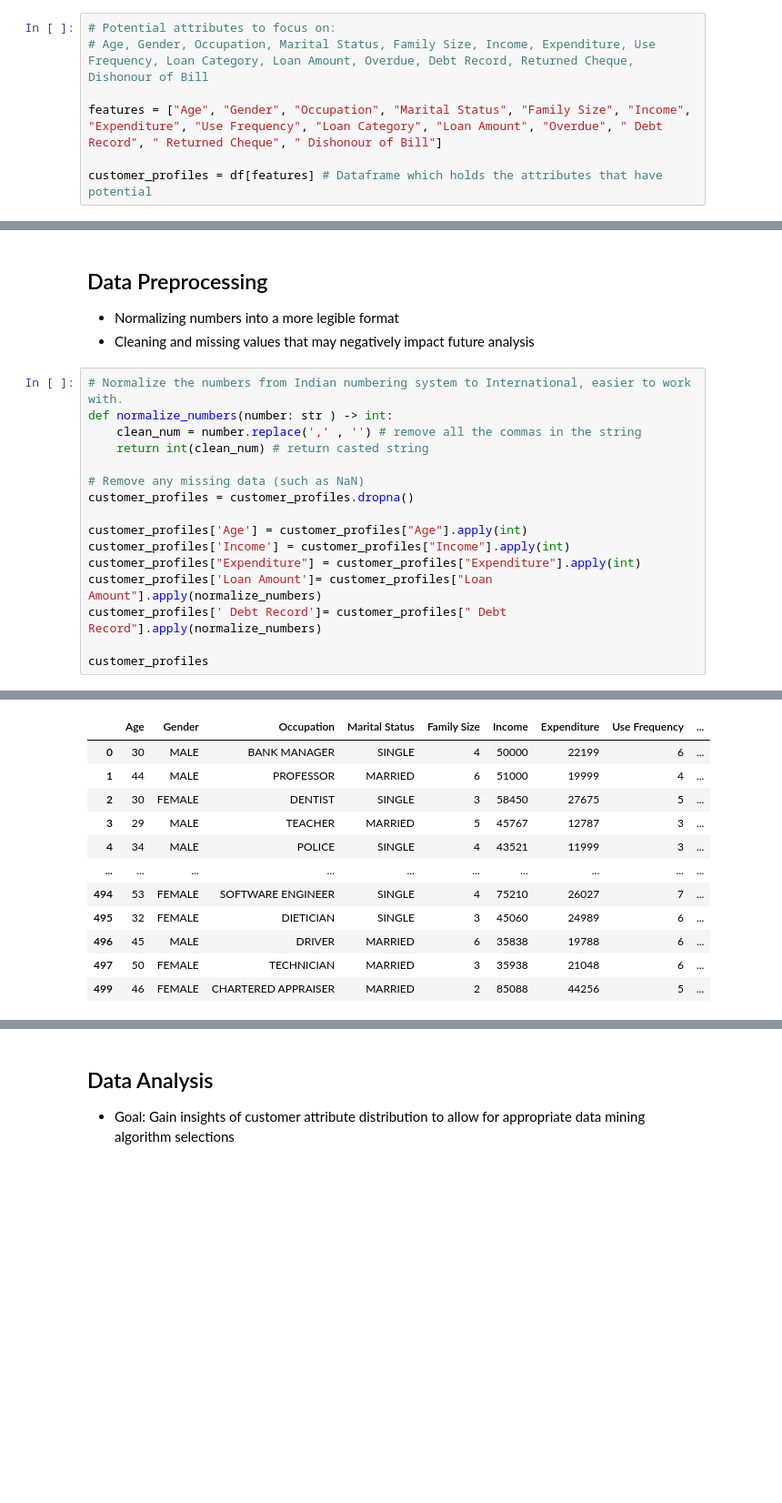
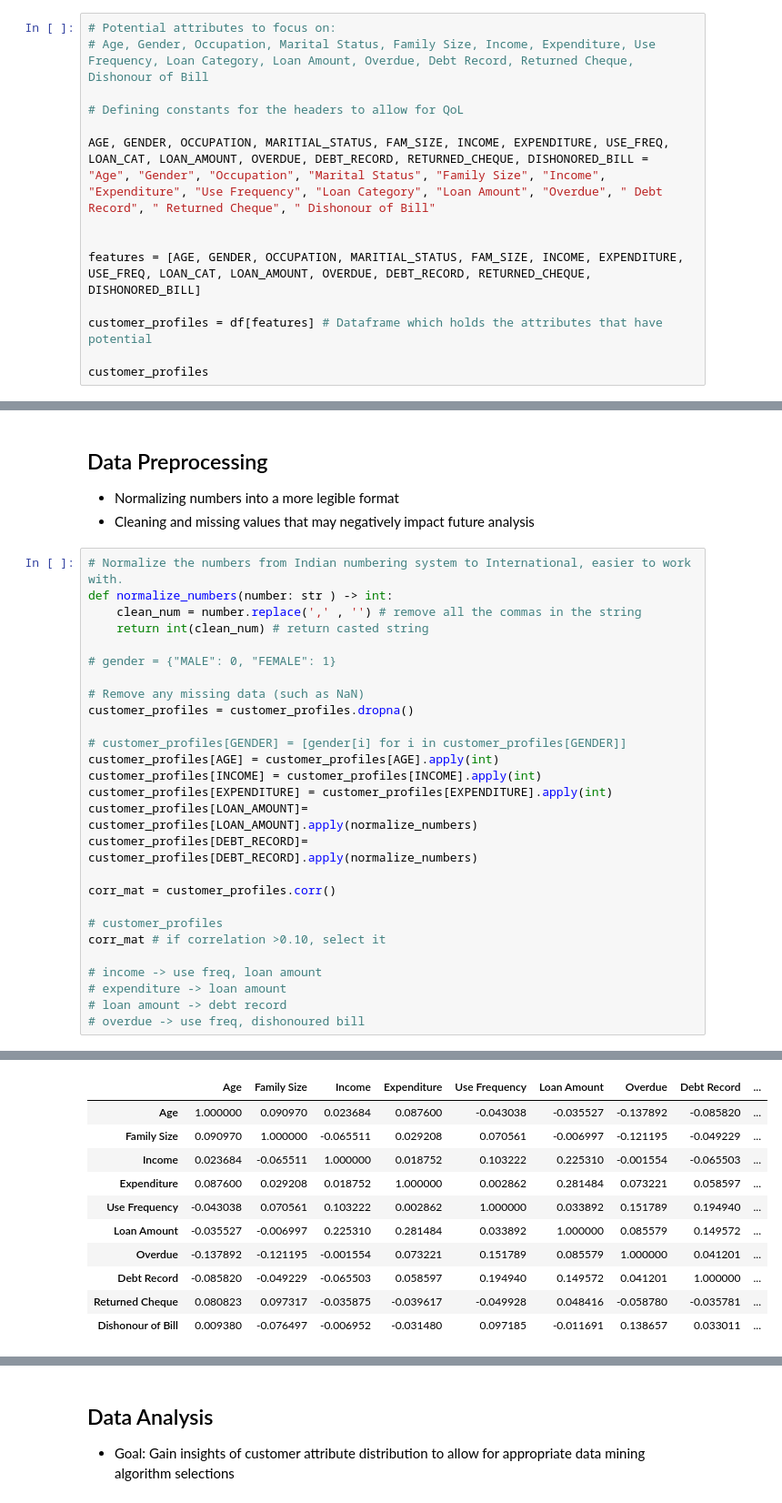
Before and after one commit to rintendou/csci415-project4, a Jupyter notebook: credit_card.ipynb, the cells around one changed output, grey strips where cells are left out. Shown at 91% size. Cells and saved outputs as stored; diff of their text form; blank space fills up the shorter version.

```diff
--- a/credit_card.ipynb
+++ b/credit_card.ipynb
@@ -13,6 +13,13 @@ df = pd.read_csv("./data/credit_card_dataset.csv")
 # Potential attributes to focus on:
 # Age, Gender, Occupation, Marital Status, Family Size, Income, Expenditure, Use Frequency, Loan Category, Loan Amount, Overdue, Debt Record, Returned Cheque, Dishonour of Bill
 
-features = ["Age", "Gender", "Occupation", "Marital Status", "Family Size", "Income", "Expenditure", "Use Frequency", "Loan Category", "Loan Amount", "Overdue", " Debt Record", " Returned Cheque", " Dishonour of Bill"]
+# Defining constants for the headers to allow for QoL
+
+AGE, GENDER, OCCUPATION, MARITIAL_STATUS, FAM_SIZE, INCOME, EXPENDITURE, USE_FREQ, LOAN_CAT, LOAN_AMOUNT, OVERDUE, DEBT_RECORD, RETURNED_CHEQUE, DISHONORED_BILL = "Age", "Gender", "Occupation", "Marital Status", "Family Size", "Income", "Expenditure", "Use Frequency", "Loan Category", "Loan Amount", "Overdue", " Debt Record", " Returned Cheque", " Dishonour of Bill"
+
+
+features = [AGE, GENDER, OCCUPATION, MARITIAL_STATUS, FAM_SIZE, INCOME, EXPENDITURE, USE_FREQ, LOAN_CAT, LOAN_AMOUNT, OVERDUE, DEBT_RECORD, RETURNED_CHEQUE, DISHONORED_BILL]
 
 customer_profiles = df[features] # Dataframe which holds the attributes that have potential
+
+customer_profiles
@@ -26,14 +47,25 @@ def normalize_numbers(number: str ) -> int:
     clean_num = number.replace(',' , '') # remove all the commas in the string
     return int(clean_num) # return casted string
 
+# gender = {"MALE": 0, "FEMALE": 1}
+
 # Remove any missing data (such as NaN)
 customer_profiles = customer_profiles.dropna()
 
-customer_profiles['Age'] = customer_profiles["Age"].apply(int)
-customer_profiles['Income'] = customer_profiles["Income"].apply(int)
-customer_profiles["Expenditure"] = customer_profiles["Expenditure"].apply(int)
-customer_profiles['Loan Amount']= customer_profiles["Loan Amount"].apply(normalize_numbers)
-customer_profiles[' Debt Record']= customer_profiles[" Debt Record"].apply(normalize_numbers)
+# customer_profiles[GENDER] = [gender[i] for i in customer_profiles[GENDER]]
+customer_profiles[AGE] = customer_profiles[AGE].apply(int)
+customer_profiles[INCOME] = customer_profiles[INCOME].apply(int)
+customer_profiles[EXPENDITURE] = customer_profiles[EXPENDITURE].apply(int)
+customer_profiles[LOAN_AMOUNT]= customer_profiles[LOAN_AMOUNT].apply(normalize_numbers)
+customer_profiles[DEBT_RECORD]= customer_profiles[DEBT_RECORD].apply(normalize_numbers)
 
-customer_profiles
+corr_mat = customer_profiles.corr()
+
+# customer_profiles
+corr_mat # if correlation >0.10, select it
+
+# income -> use freq, loan amount
+# expenditure -> loan amount
+# loan amount -> debt record
+# overdue -> use freq, dishonoured bill
 # %% [output]
@@ -40,12 +89,11 @@ customer_profiles
-|  | Age | Gender | Occupation | Marital Status | Family Size | Income | Expenditure | Use Frequency | ... |
-| 0 | 30 | MALE | BANK MANAGER | SINGLE | 4 | 50000 | 22199 | 6 | ... |
-| 1 | 44 | MALE | PROFESSOR | MARRIED | 6 | 51000 | 19999 | 4 | ... |
-| 2 | 30 | FEMALE | DENTIST | SINGLE | 3 | 58450 | 27675 | 5 | ... |
-| 3 | 29 | MALE | TEACHER | MARRIED | 5 | 45767 | 12787 | 3 | ... |
-| 4 | 34 | MALE | POLICE | SINGLE | 4 | 43521 | 11999 | 3 | ... |
-| ... | ... | ... | ... | ... | ... | ... | ... | ... | ... |
-| 494 | 53 | FEMALE | SOFTWARE ENGINEER | SINGLE | 4 | 75210 | 26027 | 7 | ... |
-| 495 | 32 | FEMALE | DIETICIAN | SINGLE | 3 | 45060 | 24989 | 6 | ... |
-| 496 | 45 | MALE | DRIVER | MARRIED | 6 | 35838 | 19788 | 6 | ... |
-| 497 | 50 | FEMALE | TECHNICIAN | MARRIED | 3 | 35938 | 21048 | 6 | ... |
-| 499 | 46 | FEMALE | CHARTERED APPRAISER | MARRIED | 2 | 85088 | 44256 | 5 | ... |
+|  | Age | Family Size | Income | Expenditure | Use Frequency | Loan Amount | Overdue | Debt Record | ... |
+| Age | 1.000000 | 0.090970 | 0.023684 | 0.087600 | -0.043038 | -0.035527 | -0.137892 | -0.085820 | ... |
+| Family Size | 0.090970 | 1.000000 | -0.065511 | 0.029208 | 0.070561 | -0.006997 | -0.121195 | -0.049229 | ... |
+| Income | 0.023684 | -0.065511 | 1.000000 | 0.018752 | 0.103222 | 0.225310 | -0.001554 | -0.065503 | ... |
+| Expenditure | 0.087600 | 0.029208 | 0.018752 | 1.000000 | 0.002862 | 0.281484 | 0.073221 | 0.058597 | ... |
+| Use Frequency | -0.043038 | 0.070561 | 0.103222 | 0.002862 | 1.000000 | 0.033892 | 0.151789 | 0.194940 | ... |
+| Loan Amount | -0.035527 | -0.006997 | 0.225310 | 0.281484 | 0.033892 | 1.000000 | 0.085579 | 0.149572 | ... |
+| Overdue | -0.137892 | -0.121195 | -0.001554 | 0.073221 | 0.151789 | 0.085579 | 1.000000 | 0.041201 | ... |
+| Debt Record | -0.085820 | -0.049229 | -0.065503 | 0.058597 | 0.194940 | 0.149572 | 0.041201 | 1.000000 | ... |
+| Returned Cheque | 0.080823 | 0.097317 | -0.035875 | -0.039617 | -0.049928 | 0.048416 | -0.058780 | -0.035781 | ... |
+| Dishonour of Bill | 0.009380 | -0.076497 | -0.006952 | -0.031480 | 0.097185 | -0.011691 | 0.138657 | 0.033011 | ... |
```
Also changed, not shown: parts of 18 cells of this notebook.
